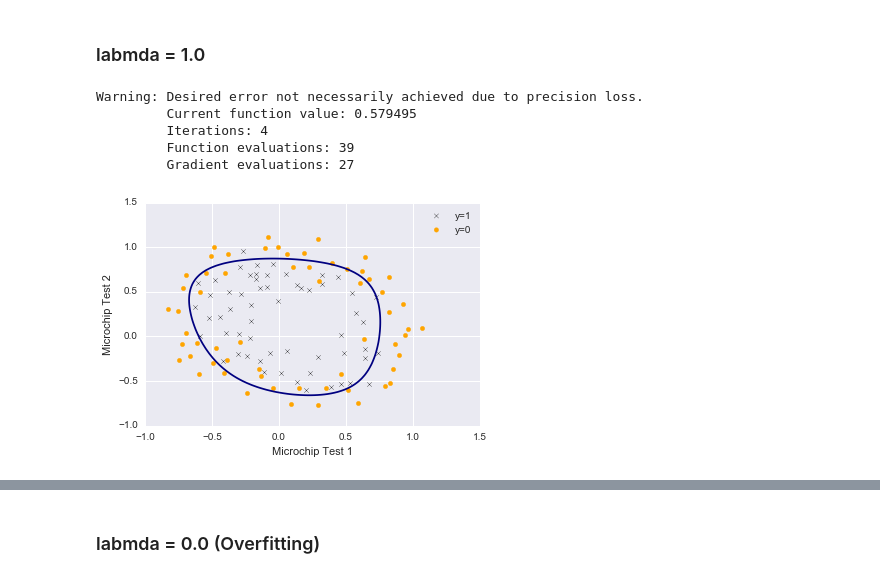
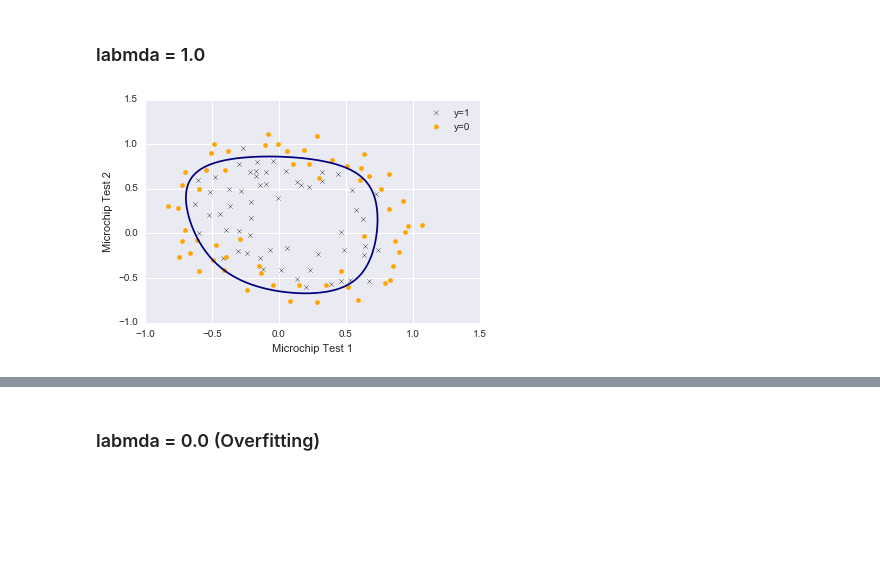
Before and after one commit to uents/coursera-ml, a Jupyter notebook: week03/regularized_logistic_regression/regularized_logistic_regression.ipynb, the cells around one changed output, grey strips where cells are left out. Cells and saved outputs as stored; diff of their text form; code cells hidden in the pictures; blank space fills up the shorter version.

```diff
--- a/week03/regularized_logistic_regression/regularized_logistic_regression.ipynb
+++ b/week03/regularized_logistic_regression/regularized_logistic_regression.ipynb
@@ -116,35 +98,31 @@ array([  1.05581185e+00,   5.32132617e-01,   1.01421666e+00,
 ## Plotting the decision boundary
 # %%
 gridsize = 100
-x1_vals = np.linspace(-1, 1.5, gridsize)
-x2_vals = np.linspace(-1, 1.5, gridsize)
-x1_vals, x2_vals = np.meshgrid(x1_vals, x2_vals)
+x1s = np.linspace(-1, 1.5, gridsize)
+x2s = np.linspace(-1, 1.5, gridsize)
+x1s, x2s = np.meshgrid(x1s, x2s)
 
-def compute_boundary(theta, x1_vals, x2_vals, gridsize):
-    y_vals = np.zeros((gridsize, gridsize))
+def compute_boundary(theta, x1s, x2s, gridsize):
+    ys = np.zeros((gridsize, gridsize))
     for i in range(gridsize):
         for j in range(gridsize):
-            x1 = np.array([x1_vals[i, j]])
-            x2 = np.array([x2_vals[i, j]])
-            y_vals[i, j] = np.dot(map_feature(x1, x2), theta)
-    return y_vals
+            x1 = np.array([x1s[i, j]])
+            x2 = np.array([x2s[i, j]])
+            ys[i, j] = np.dot(map_feature(x1, x2), theta)
+    return ys
 
-def plot_boundary(x1_vals, x2_vals, y_vals):
+def plot_boundary(x1s, x2s, ys):
     ax = plot_data()
     plt.jet()
-    ax.contour(x1_vals, x2_vals, y_vals, levels=[0])
+    ax.contour(x1s, x2s, ys, levels=[0])
     ax.legend()
 # %% [markdown]
 ### labmda = 1.0
 # %%
-theta = compute_theta(initial_theta, X, y, 1.0)
-y_vals = compute_boundary(theta, x1_vals, x2_vals, gridsize)
-plot_boundary(x1_vals, x2_vals, y_vals)
+theta, J = optimize_theta(initial_theta, X, y, 1.0)
+
+ys = compute_boundary(theta, x1s, x2s, gridsize)
+plot_boundary(x1s, x2s, ys)
 plt.savefig('week03_lrreg_lambda1.0.png')
 # %% [output]
-Warning: Desired error not necessarily achieved due to precision loss.
-         Current function value: 0.579495
-         Iterations: 4
-         Function evaluations: 39
-         Gradient evaluations: 27
-[figure, old version]
+[figure, new version]
```
Also changed, not shown: parts of 8 cells of this notebook, 3 other files.
